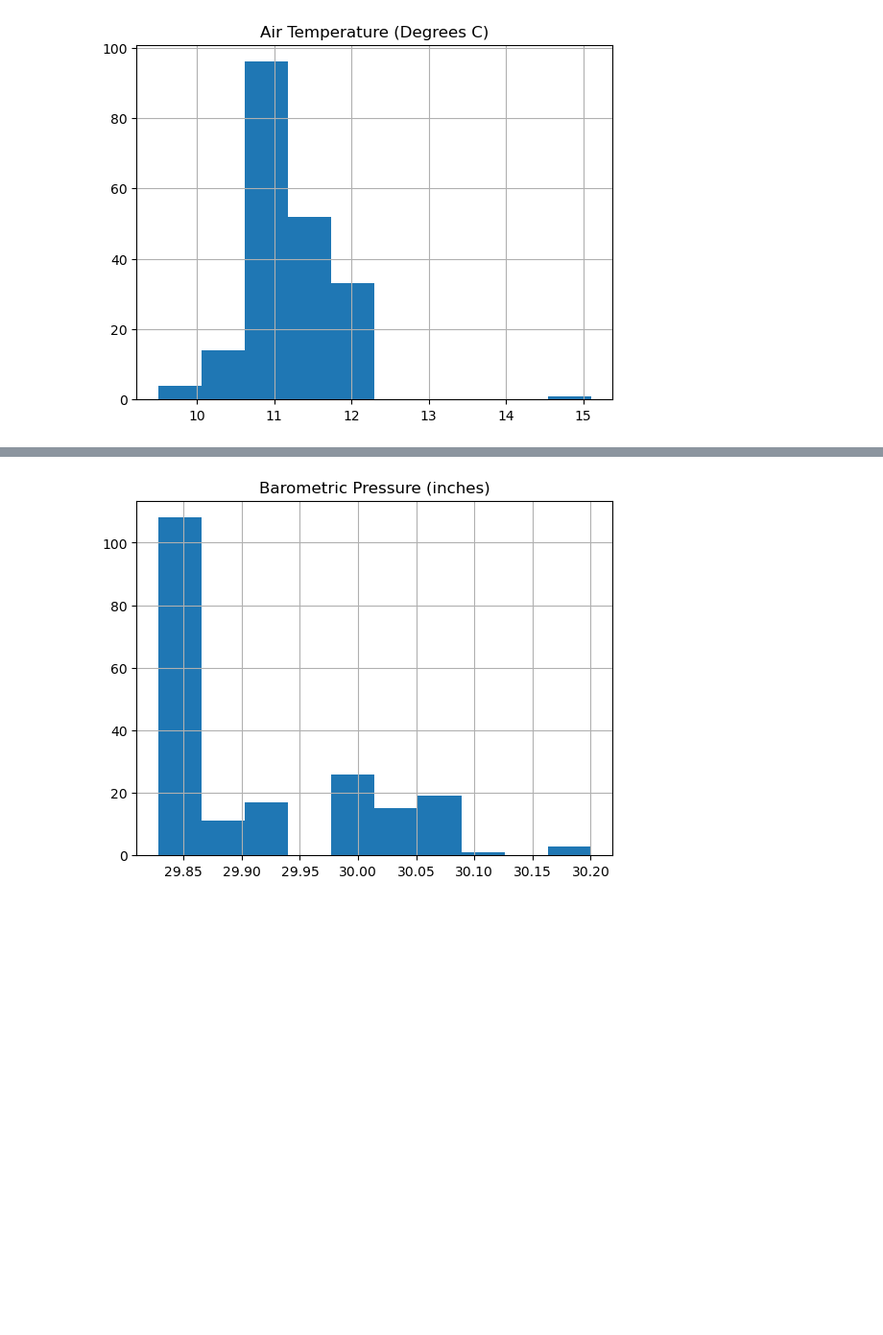
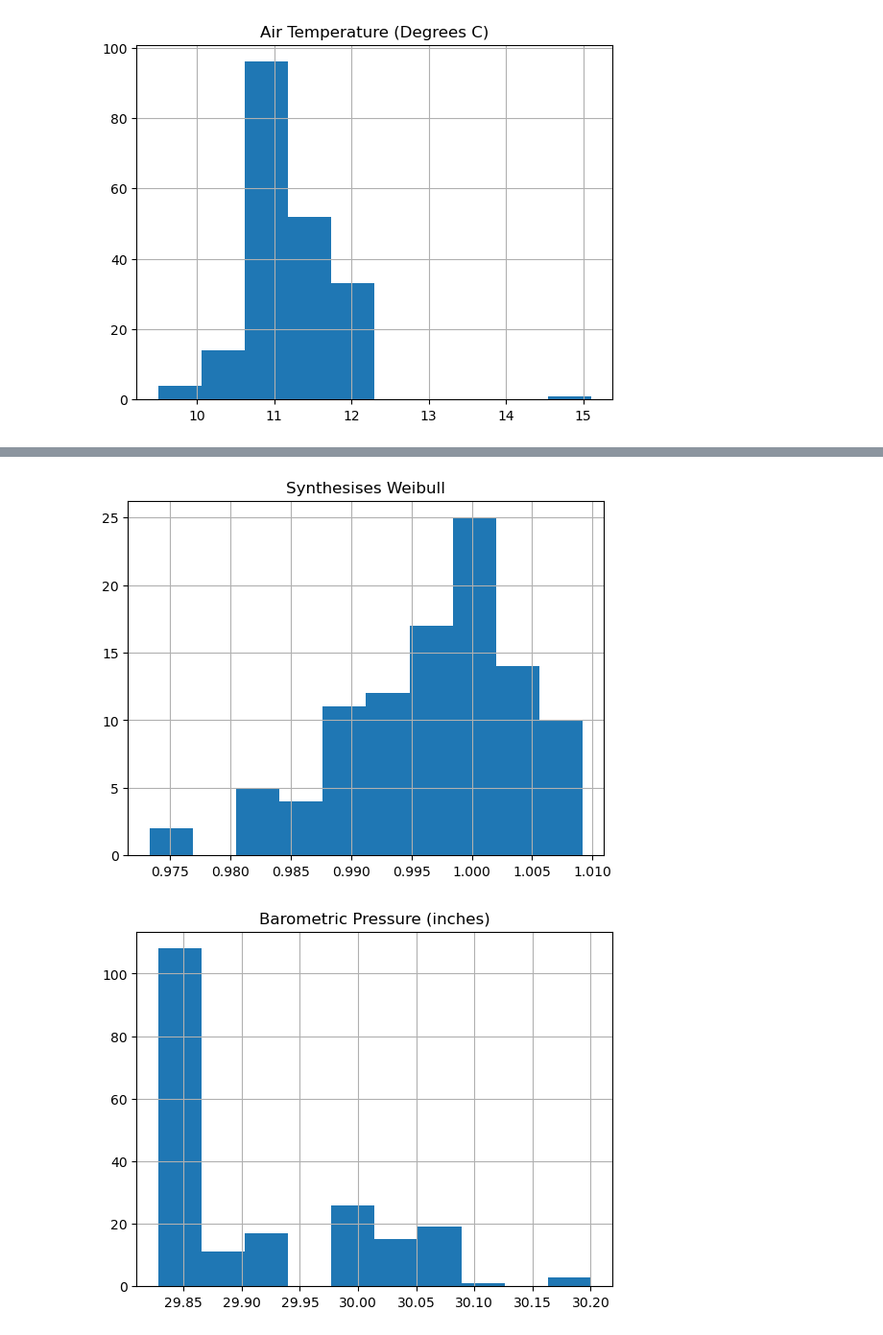
Before and after one commit to dectan/Programming-for-Data-Analysis-Project-1, a Jupyter notebook: Project 1.ipynb, the cells around one changed output, grey strips where cells are left out. Shown at 96% size. Cells and saved outputs as stored; diff of their text form; code cells hidden in the pictures; blank space fills up the shorter version.

Commit message:
add more histograms, add code block for wiebull distribution.

```diff
--- a/Project 1.ipynb
+++ b/Project 1.ipynb
@@ -191,0 +240,7 @@ plt.show()
+# %%
+rng = np.random.default_rng()
+shape = 5.0
+scale = 2.0
+values = weibull_min.rvs(shape, scale=scale, size=100)
+ts = pd.DataFrame(data=rng.weibull(200,len(idx)),index =idx, columns=['Synthesises Weibull'])
+ts
@@ -192,3 +261,8 @@ plt.show()
+# %%
+ts.hist('Synthesises Weibull')
+plt.show()
+# %% [output]
+[figure, added]
 # %%
 df1.hist('Barometric Pressure (inches)')
 plt.show()
```
Also changed, not shown: parts of 13 cells of this notebook, 1 other file.
